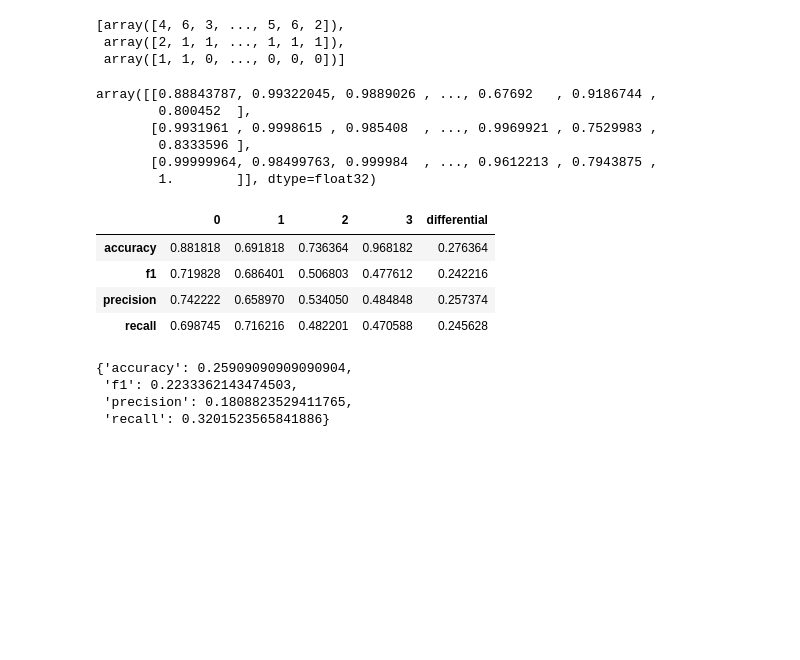
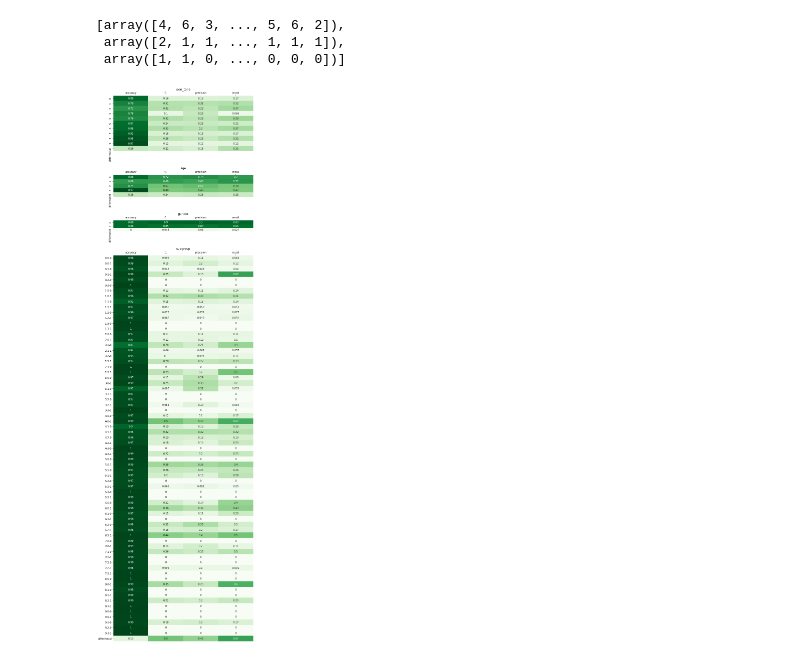
Before and after one commit to tehwentzel/SRIA_Bias, a Jupyter notebook: Untitled.ipynb, the cells around one changed output. Drawn from its saved outputs; the diff is of its cells as text; code cells hidden in the pictures; blank space fills up the shorter version.

Commit message:
results stuff

```diff
--- a/Untitled.ipynb
+++ b/Untitled.ipynb
@@ -62,70 +69,73 @@ y
 [array([4, 6, 3, ..., 5, 6, 2]),
  array([2, 1, 1, ..., 1, 1, 1]),
  array([1, 1, 0, ..., 0, 0, 0])]
-# %%
-def subclass_predictions(ytrue,ypred):
-    yt = np.stack(ytrue,axis=-1).T
-    yp = np.stack([np.argmax(yyp,axis=-1) for yyp in ypred])
-    yp_prob = np.stack([np.amax(yyp,axis=-1) for yyp in ypred])
-    groupstring = lambda x: '-'.join([str(i) for i in x])
-    group_p = np.apply_along_axis(groupstring, 0, yp)
-    group_t = np.apply_along_axis(groupstring, 0, yt)
-    return group_t, group_p, yp_prob
-subclass_predictions(y,ypred)[-1]
-# %% [output]
-array([[0.88843787, 0.99322045, 0.9889026 , ..., 0.67692   , 0.9186744 ,
-        0.800452  ],
-       [0.9931961 , 0.9998615 , 0.985408  , ..., 0.9969921 , 0.7529983 ,
-        0.8333596 ],
-       [0.99999964, 0.98499763, 0.999984  , ..., 0.9612213 , 0.7943875 ,
-        1.        ]], dtype=float32)
 # %%
-from sklearn.metrics import accuracy_score, balanced_accuracy_score, f1_score, precision_score, recall_score, roc_auc_score
+def subclass_predictions(ytrue,ypred):
+    yt = np.stack(ytrue,axis=-1).T
+    yp = np.stack([np.argmax(yyp,axis=-1) for yyp in ypred])
+    yp_prob = np.stack([np.amax(yyp,axis=-1) for yyp in ypred])
+    groupstring = lambda x: '-'.join([str(i) for i in x])
+    group_p = np.apply_along_axis(groupstring, 0, yp)
+    group_t = np.apply_along_axis(groupstring, 0, yt)
+    return group_t, group_p, yp_prob
+
 def subgroup_results(y,predicted):
     entry = {
         'accuracy': accuracy_score(y,predicted),
         'f1': f1_score(y,predicted),
-        'precision': precision_score(y,predicted),
+        'precision': precision_score(y,predicted,zero_division=0),
         'recall': recall_score(y,predicted),
     }
     return entry
 
 def get_classwise_metrics(ylist,ypredlist):
     labels = Constants.labels[:]
     results = {}
+    ygroup, ygroup_pred,_ = subclass_predictions(ylist,ypredlist)
+    ylist = ylist + [ygroup]
+    ypredlist = ypredlist + [ygroup_pred]
+    labels = labels + ['subgroup']
     getmax = lambda res,key: np.max([v[key] for k,v in res.items()])
     getmin = lambda res,key: np.min([v[key] for k,v in res.items()])
     for i, name in enumerate(labels):
         y = ylist[i]
         ypred = ypredlist[i]
         classes = np.unique(y)
         class_entry = {}
         for c in classes:
             yset = (y == c).astype(int)
-            yp = (np.argmax(ypred,axis=1) == c).astype(int)
+            if ypred.ndim > 1:
+                yp = (np.argmax(ypred,axis=1) == c).astype(int)
+            else:
+                yp = (ypred == c).astype(int)
             vals = subgroup_results(yset,yp)
             class_entry[c] = vals
         extents = {}
         for key in class_entry[classes[0]].keys():
             maxval = getmax(class_entry,key)
             minval = getmin(class_entry,key)
             extents[key] = maxval - minval
         class_entry['differential'] = extents
-        results[name] = class_entry
+        results[name] = pd.DataFrame(class_entry)
     return results
 
+def plot_results(results):
+    fig, axes = plt.subplots(4,1,figsize=(10,40),gridspec_kw = {'height_ratios':[5,2,1,35]})
+    for i,(k,v) in enumerate(results.items()):
+        a = sns.heatmap(
+            v.T,
+            ax=axes[i],
+            cmap='Greens',
+            annot=True,
+            vmin=0,
+            vmax=1,
+            cbar=False,
+        )
+        a.xaxis.tick_top()
+        a.set_title(k)
+    return fig
+
 res = get_classwise_metrics(y,ypred)
-pd.DataFrame(res['age'])
+plot_results(res)
 # %% [output]
-|  | 0 | 1 | 2 | 3 | differential |
-| accuracy | 0.881818 | 0.691818 | 0.736364 | 0.968182 | 0.276364 |
-| f1 | 0.719828 | 0.686401 | 0.506803 | 0.477612 | 0.242216 |
-| precision | 0.742222 | 0.658970 | 0.534050 | 0.484848 | 0.257374 |
-| recall | 0.698745 | 0.716216 | 0.482201 | 0.470588 | 0.245628 |
+[figure, added]
-# %%
-diffs['skin_tone']
-# %% [output]
-{'accuracy': 0.25909090909090904,
- 'f1': 0.2233362143474503,
- 'precision': 0.1808823529411765,
- 'recall': 0.3201523565841886}
```
Also changed, not shown: parts of 3 cells of this notebook, 3 other files.
